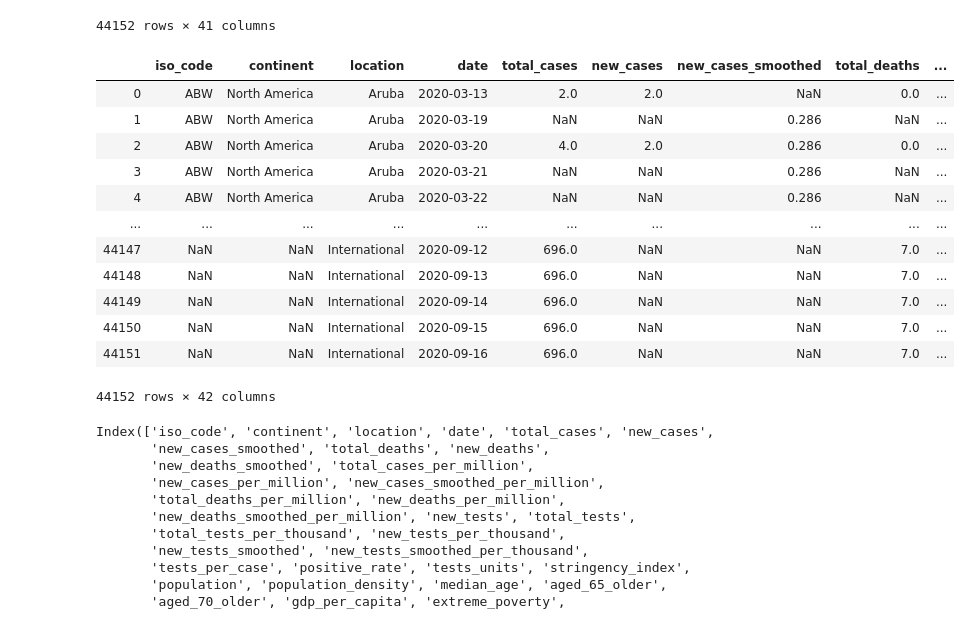
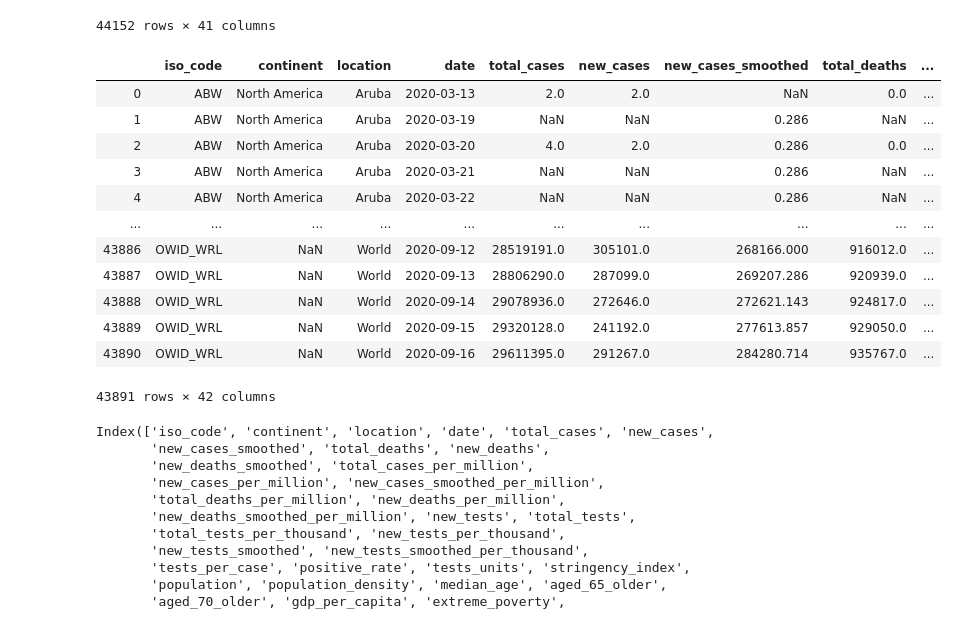
Before and after one commit to kooshaj/Coronavirus-Data-Manipulation-Project, a Jupyter notebook: covid.ipynb, the cells around one changed output. Saved outputs shown, nothing was run; the diff lists cells and outputs as text; code cells hidden in the pictures.

```diff
--- a/covid.ipynb
+++ b/covid.ipynb
@@ -26,39 +26,40 @@ covid1
 # %%
 def death_rate_calculator(row):
     total_deaths = row["total_deaths"]
     pos_cases = row["total_cases"]
     if (np.isnan(pos_cases) or (np.isnan(total_deaths))):
         return None
     if ((np.isnan(pos_cases) == 0 )or (np.isnan(total_deaths)) == 0):
         return 0
     else:
         return total_deaths / pos_cases
 def pos_rate_calculator(row):
     pos_cases = row["total_cases"]
     total_tests = row["total_tests"]
     if (np.isnan(pos_cases) or (np.isnan(total_tests))):
         return None
     if ((np.isnan(pos_cases) == 0 )or (np.isnan(total_tests)) == 0):
         return 0
     else:
         return pos_cases / total_tests
 covid1["death_rate"] = covid1.apply(death_rate_calculator, axis = 1)
 covid1["positive_rate"] = covid1.apply(pos_rate_calculator, axis = 1)
+covid1 = covid1.loc[covid1.location != "International"]
 covid1
 # %% [output]
 |  | iso_code | continent | location | date | total_cases | new_cases | new_cases_smoothed | total_deaths | ... |
 | 0 | ABW | North America | Aruba | 2020-03-13 | 2.0 | 2.0 | NaN | 0.0 | ... |
 | 1 | ABW | North America | Aruba | 2020-03-19 | NaN | NaN | 0.286 | NaN | ... |
 | 2 | ABW | North America | Aruba | 2020-03-20 | 4.0 | 2.0 | 0.286 | 0.0 | ... |
 | 3 | ABW | North America | Aruba | 2020-03-21 | NaN | NaN | 0.286 | NaN | ... |
 | 4 | ABW | North America | Aruba | 2020-03-22 | NaN | NaN | 0.286 | NaN | ... |
 | ... | ... | ... | ... | ... | ... | ... | ... | ... | ... |
-| 44147 | NaN | NaN | International | 2020-09-12 | 696.0 | NaN | NaN | 7.0 | ... |
-| 44148 | NaN | NaN | International | 2020-09-13 | 696.0 | NaN | NaN | 7.0 | ... |
-| 44149 | NaN | NaN | International | 2020-09-14 | 696.0 | NaN | NaN | 7.0 | ... |
-| 44150 | NaN | NaN | International | 2020-09-15 | 696.0 | NaN | NaN | 7.0 | ... |
-| 44151 | NaN | NaN | International | 2020-09-16 | 696.0 | NaN | NaN | 7.0 | ... |
+| 43886 | OWID_WRL | NaN | World | 2020-09-12 | 28519191.0 | 305101.0 | 268166.000 | 916012.0 | ... |
+| 43887 | OWID_WRL | NaN | World | 2020-09-13 | 28806290.0 | 287099.0 | 269207.286 | 920939.0 | ... |
+| 43888 | OWID_WRL | NaN | World | 2020-09-14 | 29078936.0 | 272646.0 | 272621.143 | 924817.0 | ... |
+| 43889 | OWID_WRL | NaN | World | 2020-09-15 | 29320128.0 | 241192.0 | 277613.857 | 929050.0 | ... |
+| 43890 | OWID_WRL | NaN | World | 2020-09-16 | 29611395.0 | 291267.0 | 284280.714 | 935767.0 | ... |
-44152 rows × 42 columns
+43891 rows × 42 columns
 # %%
 covid1.columns
 # %% [output]
```
Also changed, not shown: parts of 15 cells of this notebook.
